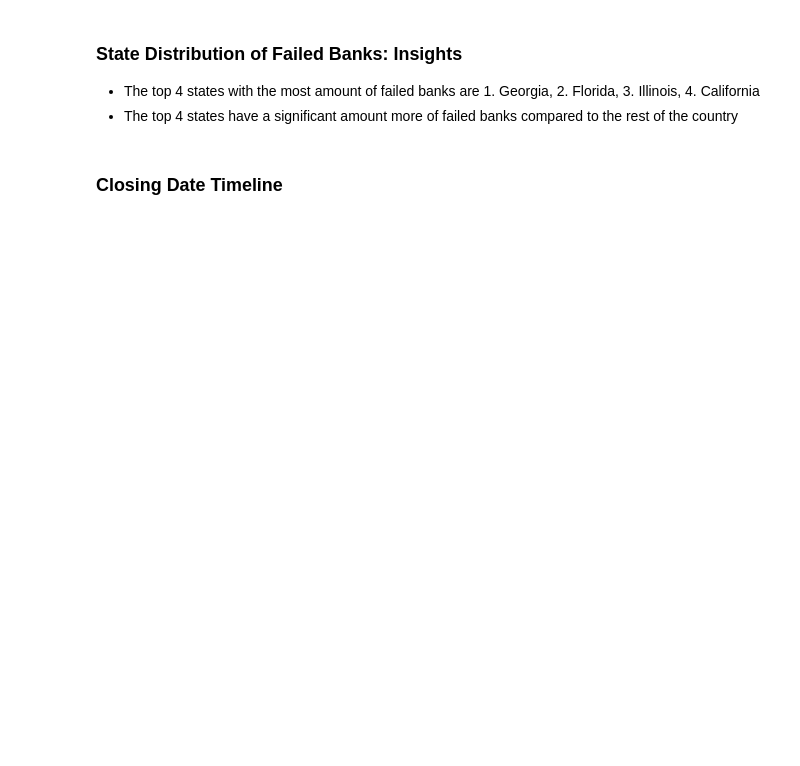
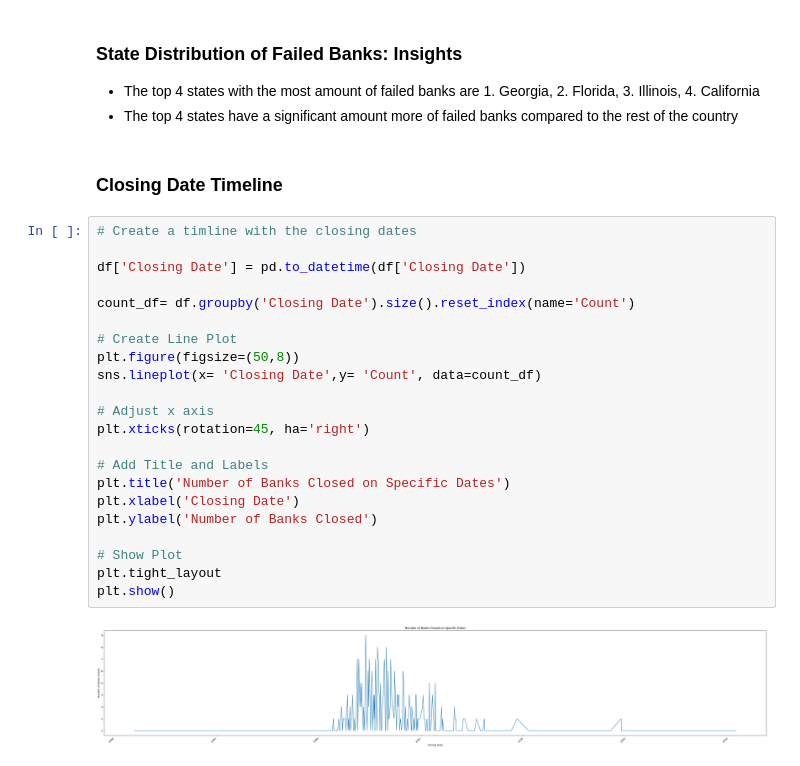
Before and after one commit to ClaytonSeabaughGH/datafun-06-eda, a Jupyter notebook: seabaugh_eda.ipynb, the cells around one changed output. Cells and saved outputs as stored; diff of their text form; blank space fills up the shorter version.

Commit message:
Added more graphs with insights on Categorical Data

```diff
--- a/seabaugh_eda.ipynb
+++ b/seabaugh_eda.ipynb
@@ -204,3 +208,27 @@ fig.show()
 - The top 4 states have a significant amount more of failed banks compared to the rest of the country
 # %% [markdown]
 ### Closing Date Timeline
+# %%
+# Create a timline with the closing dates
+
+df['Closing Date'] = pd.to_datetime(df['Closing Date'])
+
+count_df= df.groupby('Closing Date').size().reset_index(name='Count')
+
+# Create Line Plot
+plt.figure(figsize=(50,8))
+sns.lineplot(x= 'Closing Date',y= 'Count', data=count_df)
+
+# Adjust x axis
+plt.xticks(rotation=45, ha='right')
+
+# Add Title and Labels
+plt.title('Number of Banks Closed on Specific Dates')
+plt.xlabel('Closing Date')
+plt.ylabel('Number of Banks Closed')
+
+# Show Plot
+plt.tight_layout
+plt.show()
+# %% [output]
+[figure, added]
```
Also changed, not shown: parts of 2 cells of this notebook.
